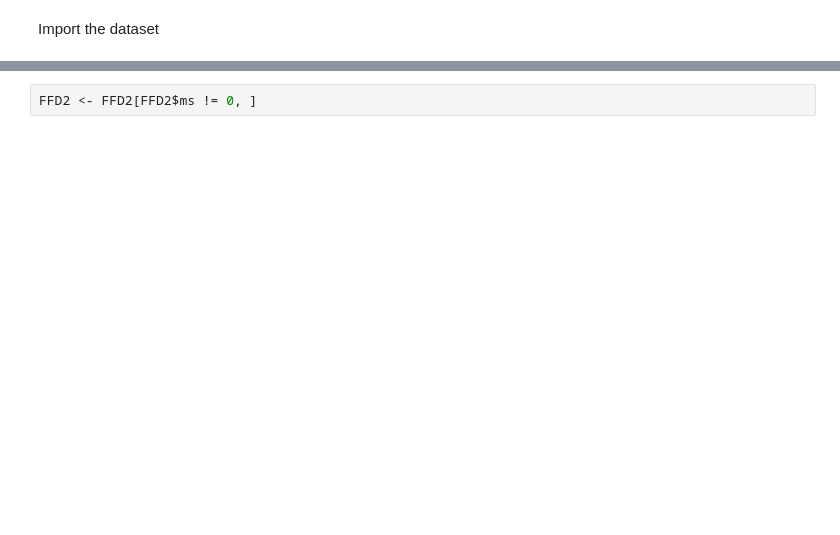
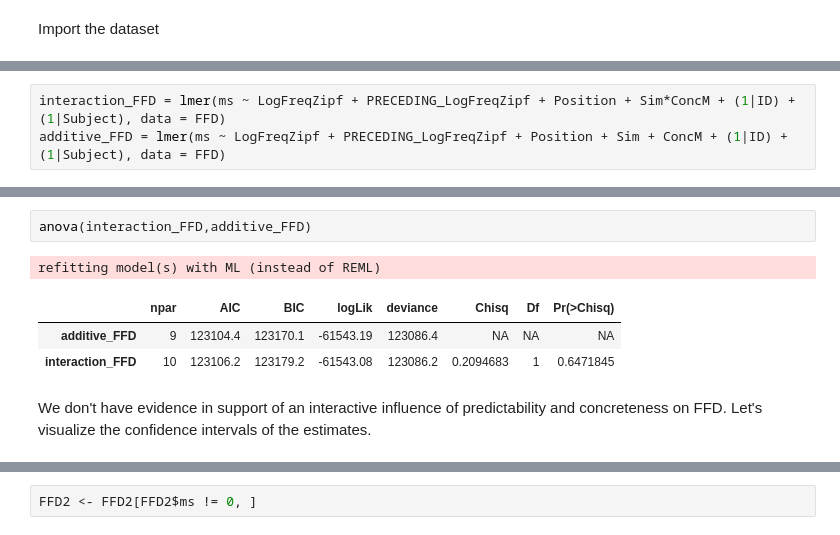
Before and after one commit to magna-fede/EOS, a Jupyter notebook: analysis_explained.ipynb, the cells around one changed output, grey strips where cells are left out. Cells and saved outputs as stored; diff of their text form; blank space fills up the shorter version.

```diff
--- a/analysis_explained.ipynb
+++ b/analysis_explained.ipynb
@@ -70,0 +272,3 @@ Import the dataset
+# %%
+interaction_FFD = lmer(ms ~ LogFreqZipf + PRECEDING_LogFreqZipf + Position + Sim*ConcM + (1|ID) + (1|Subject), data = FFD)
+additive_FFD = lmer(ms ~ LogFreqZipf + PRECEDING_LogFreqZipf + Position + Sim + ConcM + (1|ID) + (1|Subject), data = FFD)
@@ -70,0 +315,10 @@ Import the dataset
+# %%
+anova(interaction_FFD,additive_FFD)
+# %% [output]
+refitting model(s) with ML (instead of REML)
+|  | npar | AIC | BIC | logLik | deviance | Chisq | Df | Pr(>Chisq) |
+| additive_FFD | 9 | 123104.4 | 123170.1 | -61543.19 | 123086.4 | NA | NA | NA |
+| interaction_FFD | 10 | 123106.2 | 123179.2 | -61543.08 | 123086.2 | 0.2094683 | 1 | 0.6471845 |
+# %% [markdown]
+We don't have evidence in support of an interactive influence of predictability and concreteness on FFD.
+Let's visualize the confidence intervals of the estimates.
```
Also changed, not shown: parts of 131 cells of this notebook, 12 other files.
